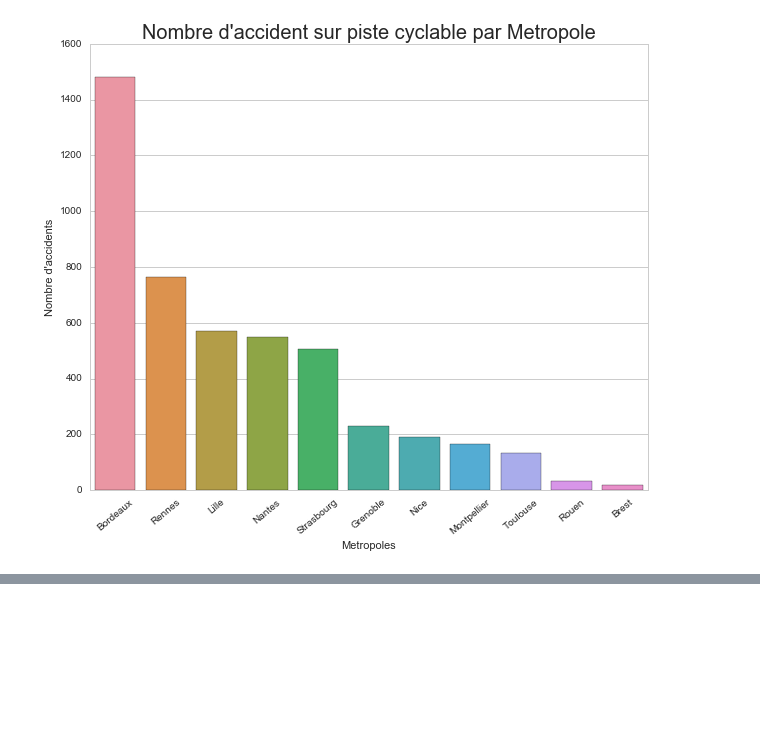
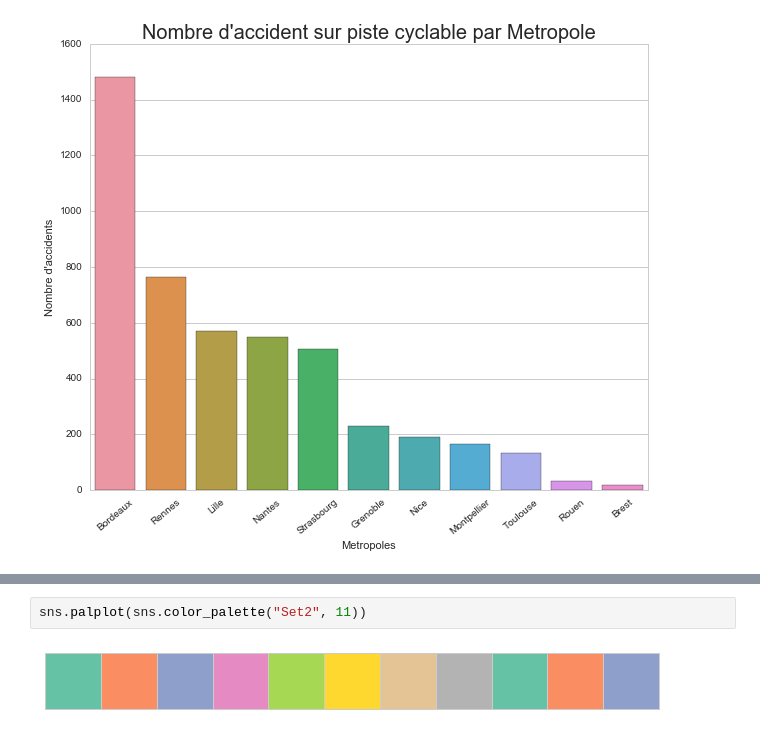
Before and after one commit to armgilles/datafactBDX, a Jupyter notebook: Explore_data.ipynb, the cells around one changed output, grey strips where cells are left out. Cells and saved outputs as stored; diff of their text form; blank space fills up the shorter version.

```diff
--- a/Explore_data.ipynb
+++ b/Explore_data.ipynb
@@ -540,0 +678,4 @@ ax.set_title("Nombre d'accident sur piste cyclable par Metropole", fontsize=20)
+# %%
+sns.palplot(sns.color_palette("Set2", 11))
+# %% [output]
+[figure, added]
```
Also changed, not shown: parts of 22 cells of this notebook.
